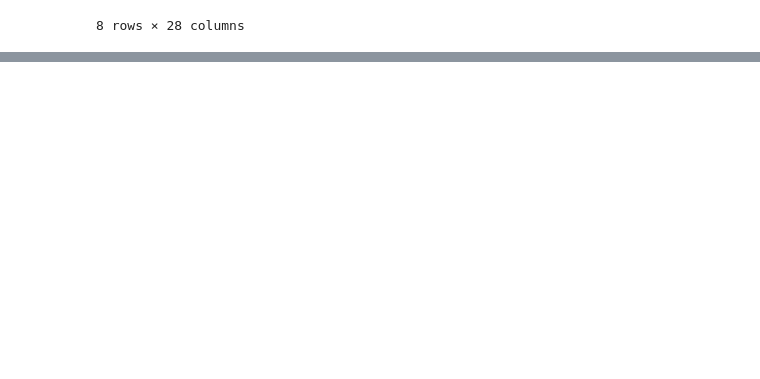
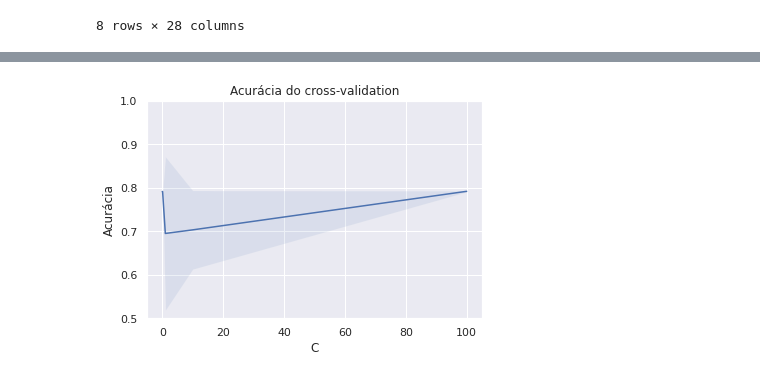
Before and after one commit to douglasllmoura/ufmg-ml, a Jupyter notebook: projeto_final.ipynb, the cells around one changed output, grey strips where cells are left out. Drawn from its saved outputs; the diff is of its cells as text; code cells hidden in the pictures; blank space fills up the shorter version.

```diff
--- a/projeto_final.ipynb
+++ b/projeto_final.ipynb
@@ -285,0 +719,8 @@ plt.show()
+# %%
+# Variando apenas C.
+params = {"C":[0.001, 0.01, 0.1, 1, 10, 100]}
+
+svm = SVC(kernel="linear", probability = True, max_iter=200)
+plt_parametro(X, y, svm, params, 0.5)
+# %% [output]
+[figure, added]
```
Also changed, not shown: parts of 52 cells of this notebook.
